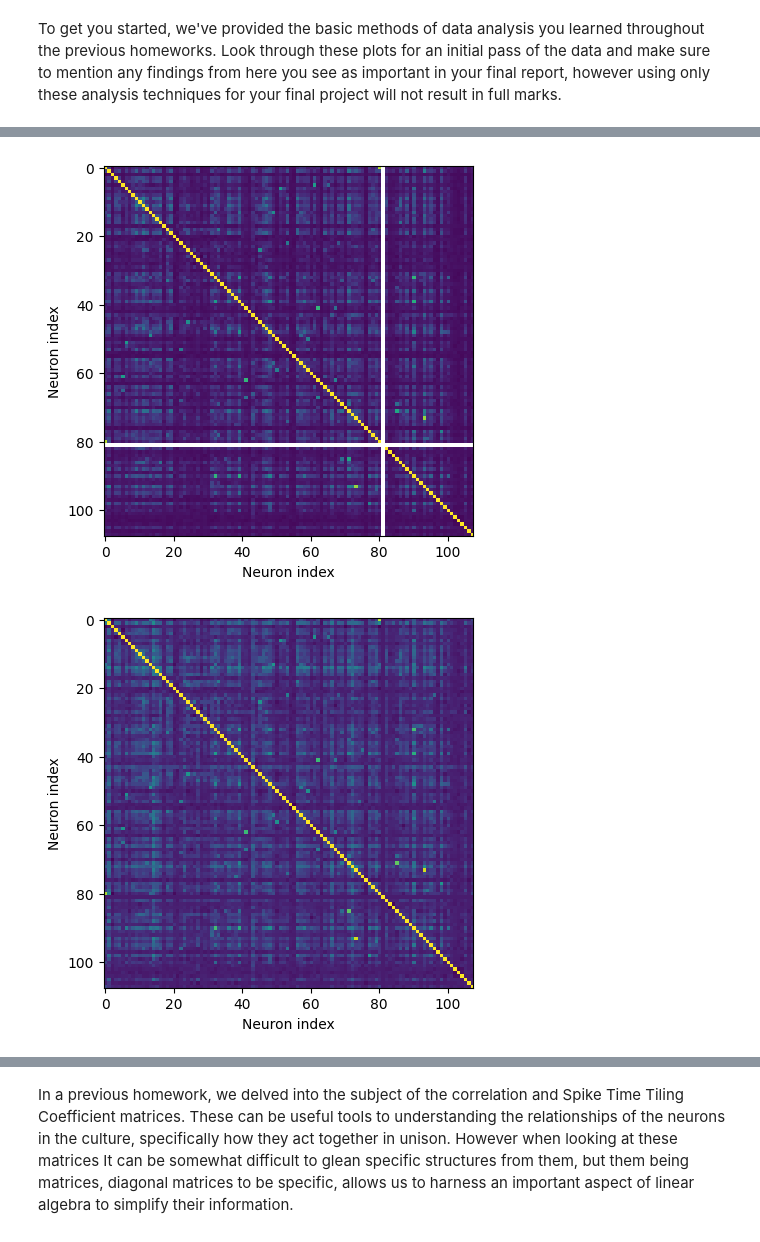
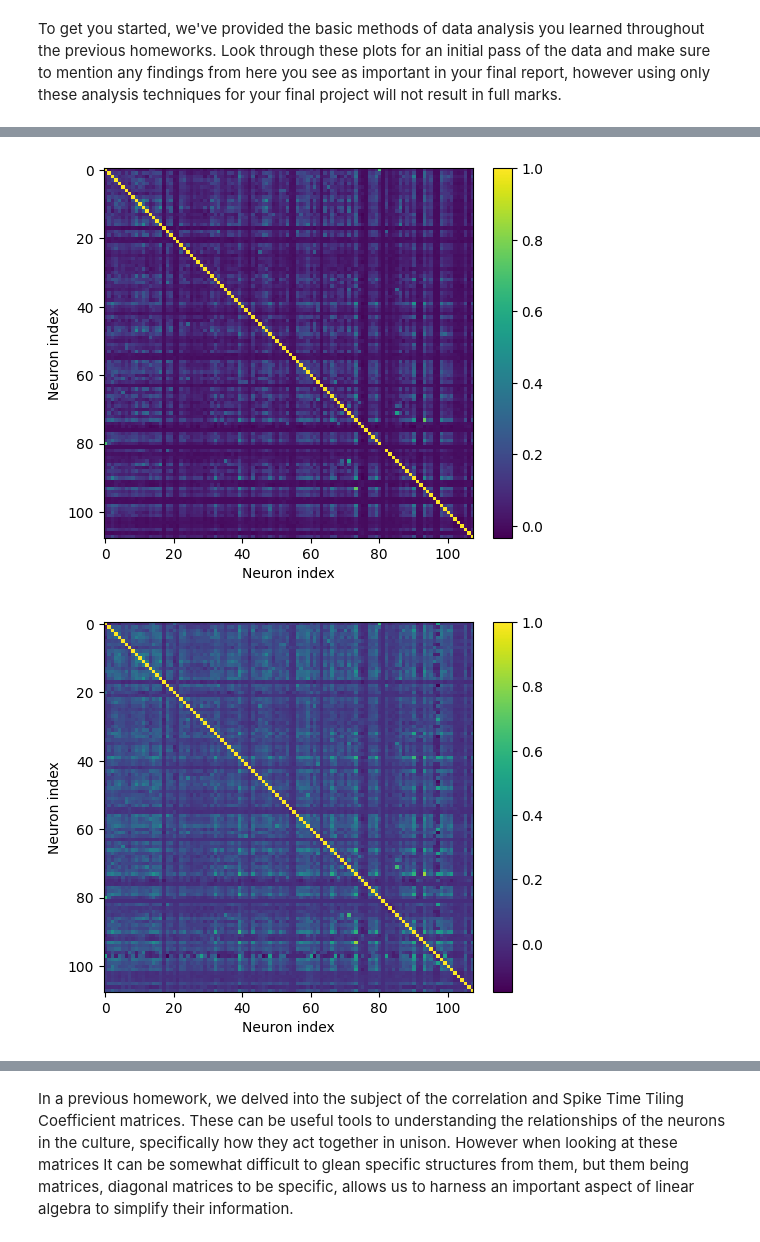
Before and after one commit to Braingeneers-Education/WetAI-Final-Project-Spring-2025, a Jupyter notebook: cartpole_analysis.ipynb, the cells around one changed output, grey strips where cells are left out. Drawn from its saved outputs; the diff is of its cells as text; code cells hidden in the pictures.

```diff
--- a/cartpole_analysis.ipynb
+++ b/cartpole_analysis.ipynb
@@ -39,11 +46,11 @@ interspike(sd_main)
 # %%
-correlation_plot(baseline_sd)
+correlation_plot(sd_main)
 # %% [output]
-[figure, old version]
+[figure, new version]
 # %%
-STTC_plot(baseline_sd)
+STTC_plot(sd_main)
 # %% [output]
-[figure, old version]
+[figure, new version]
 # %%
 plot_evectmatrix(baseline_sd)
 #plot_evectmatrix(sd_post)
```
Also changed, not shown: parts of 7 cells of this notebook, 1 other file.
